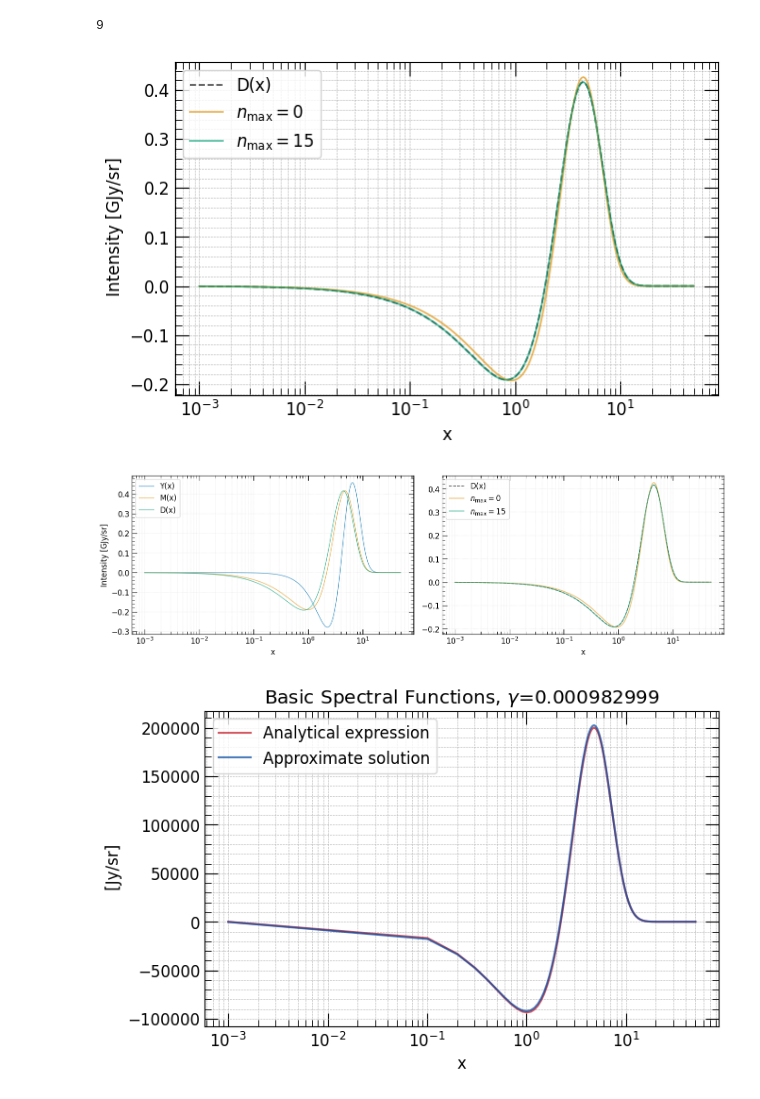
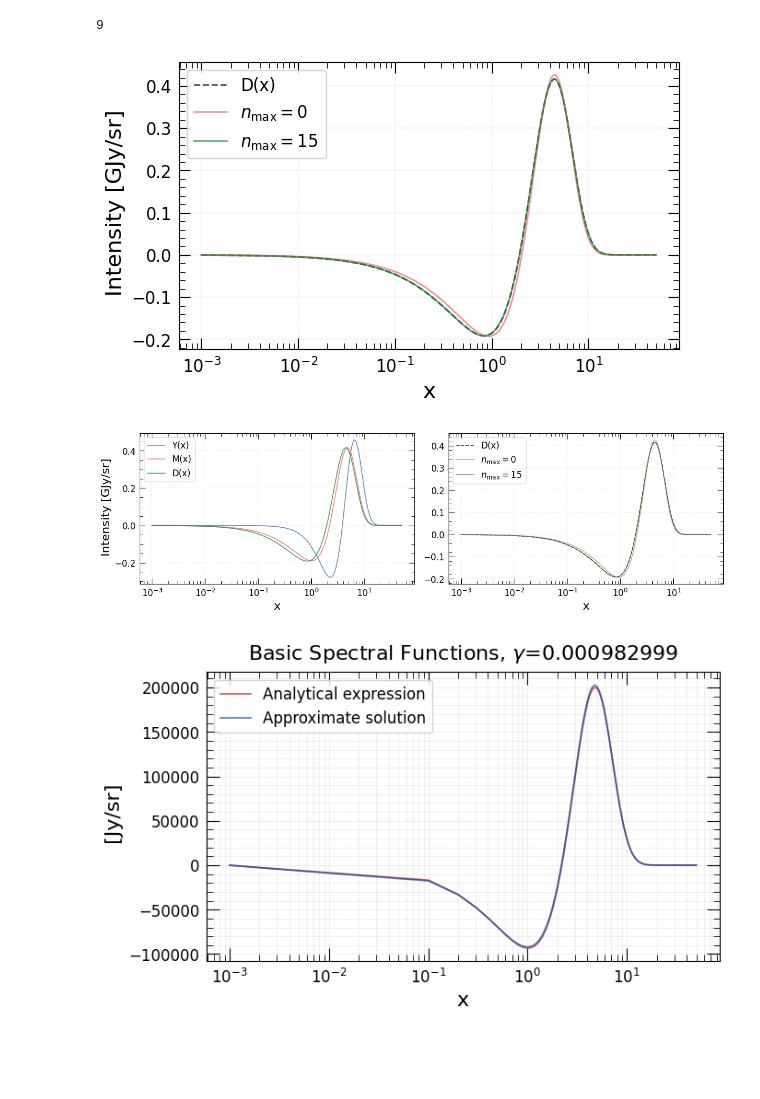
Before and after one commit to Sareva00/Photon_conversion, a Jupyter notebook: main.ipynb, the cells around one changed output. Cells and saved outputs as stored; diff of their text form; code cells hidden in the pictures; blank space fills up the shorter version.

```diff
--- a/main.ipynb
+++ b/main.ipynb
@@ -9,7 +9,8 @@ from scipy.interpolate import CubicSpline
 import tools
 import my_plot as mplt
 
-from plot_utils import set_size, set_colors, sci_formatter
+from plot_utils import set_size, set_colors, width_jcap, sci_formatter
+plt.style.use('my_style.mplstyle')
 # %%
 # Plotting setup
 
@@ -134,32 +135,20 @@ spline_Ix = CubicSpline(x[mask_x], Ix[mask_x])
 spline_Ix_FH = CubicSpline(x_FH[mask_x_FH], Ix_FH[mask_x_FH])
 spline_Ix_Mnum = CubicSpline(x_Mnum[mask_x_Mnum], Ix_Mnum[mask_x_Mnum])
 # %%
-colors = mplt.set_colors(5, palette="colorblind")
+colors = set_colors(3, palette="tol:bright")
 
 # Plot Analytical Spectra
-fig, ax1 = plt.subplots(1, 1, figsize=set_size(width))
+fig, ax1 = plt.subplots(1, 1, figsize=set_size(width_jcap))
 
-ax1.plot(x_ct, tools.Y(x_ct) / 1e9, label="Y(x)", color=colors[0], linewidth=1, alpha=0.7, linestyle="-")
-ax1.plot(x_ct, tools.M(x_ct) / 1e9, label="M(x)", color=colors[1], linewidth=1, alpha=0.7, linestyle="-")
-ax1.plot(x_ct, D(x_ct) / 1e9, label="D(x)", color=colors[2], linewidth=1, alpha=0.7, linestyle="-")
-
+ax1.plot(x_ct, tools.Y(x_ct) / 1e9, label="Y(x)", color=colors[0], linestyle="-")
+ax1.plot(x_ct, tools.M(x_ct) / 1e9, label="M(x)", color=colors[1], linestyle="-")
+ax1.plot(x_ct, D(x_ct) / 1e9, label="D(x)", color=colors[2], linestyle="-")
 
 ax1.set_xscale('log')
-#ax1.set_yscale('log')
-#ax1.set_ylim(top=6)
-#ax1.set_xlim([1e+0, 5e+3])
-
-plt.minorticks_on()
-plt.tick_params(direction='in',right=True, top=True)
-plt.tick_params(labelsize=12)
-plt.tick_params(labelbottom=True, labeltop=False, labelright=False, labelleft=True)
-plt.tick_params(direction='in',which='minor', length=5, bottom=True, top=True, left=True, right=True)
-plt.tick_params(direction='in',which='major', length=10, bottom=True, top=True, left=True, right=True)
 
 ax1.set_ylabel(" Intensity [GJy/sr]")
 ax1.set_xlabel("x")
-#ax1.set_title("Basic Spectral Functions")
-ax1.grid(True, which='both', linestyle='--', linewidth=0.4)
+
 plt.legend(loc='upper left')
 plt.savefig('outputs/DYM.pdf', dpi=300, bbox_inches="tight")
 plt.show()
@@ -171,65 +160,54 @@ len(Dx)
 9
 # %%
 # Plot Analytical Spectra
-fig, ax1 = plt.subplots(1, 1, figsize=set_size(width))
+fig, ax1 = plt.subplots(1, 1, figsize=set_size(width_jcap))
 
 ax1.plot(x_ct, D(x_ct) / 1e9, label="D(x)", color="black", alpha=0.7, linewidth=1.2, linestyle="--")
 
 ax1.plot(x_ct, Dx[0]/1e9, alpha=0.7, label="$n_{\\rm max} = 0$", color=colors[1], linewidth=1.2, linestyle="-")
 ax1.plot(x_ct, Dx[8]/1e9, alpha=0.7, label="$n_{\\rm max} = 15$", color=colors[2], linewidth=1.2, linestyle="-")
 
 
 ax1.set_xscale('log')
-#ax1.set_yscale('log')
-#ax1.set_ylim(top=6)
-#ax1.set_xlim([1e+0, 5e+3])
-
-plt.minorticks_on()
-plt.tick_params(direction='in',right=True, top=True)
-plt.tick_params(labelsize=12)
-plt.tick_params(labelbottom=True, labeltop=False, labelright=False, labelleft=True)
-plt.tick_params(direction='in',which='minor', length=5, bottom=True, top=True, left=True, right=True)
-plt.tick_params(direction='in',which='major', length=10, bottom=True, top=True, left=True, right=True)
 
 ax1.set_ylabel(" Intensity [GJy/sr]")
 ax1.set_xlabel("x")
-#ax1.set_title("Basic Spectral Functions")
-ax1.grid(True, which='both', linestyle='--', linewidth=0.4)
+
+
 plt.legend(loc='upper left')
 #plt.savefig('outputs/Dx.pdf', dpi=300, bbox_inches="tight")
 plt.show()
 # %% [output]
-[figure, old version]
+[figure, new version]
 # %%
 # Plot Analytical Spectra
-fig, ax1 = plt.subplots(1, 2, figsize=mplt.set_size(mplt.width*2, 1, (1,2)))
+fig, ax1 = plt.subplots(1, 2, figsize=set_size(width_jcap*2, 1, (1,2)))
 
-ax1[0].plot(x_ct, tools.Y(x_ct) / 1e9, label="Y(x)", color=colors[0], linewidth=1, alpha=0.7, linestyle="-")
-ax1[0].plot(x_ct, tools.M(x_ct) / 1e9, label="M(x)", color=colors[1], linewidth=1, alpha=0.7, linestyle="-")
-ax1[0].plot(x_ct, D(x_ct) / 1e9, label="D(x)", color=colors[2], linewidth=1, alpha=0.7, linestyle="-")
+ax1[0].plot(x_ct, tools.Y(x_ct) / 1e9, label="Y(x)", color=colors[0], alpha=0.8, linestyle="-")
+ax1[0].plot(x_ct, tools.M(x_ct) / 1e9, label="M(x)", color=colors[1], alpha=0.8, linestyle="-")
+ax1[0].plot(x_ct, D(x_ct) / 1e9, label="D(x)", color=colors[2], alpha=0.8, linestyle="-")
 #ax1[1].set_yscale('log')
 
-ax1[1].plot(x_ct, D(x_ct) / 1e9, label="D(x)", color="black", alpha=0.7, linewidth=1.2, linestyle="--")
+ax1[1].plot(x_ct, D(x_ct) / 1e9, label="D(x)", color="black", alpha=0.8, linestyle="--")
 ax1[1].plot(x_ct, Dx[0]/1e9, alpha=0.7, label="$n_{\\rm max} = 0$", color=colors[1], linewidth=1.2, linestyle="-")
 ax1[1].plot(x_ct, Dx[8]/1e9, alpha=0.7, label="$n_{\\rm max} = 15$", color=colors[2], linewidth=1.2, linestyle="-")
 
 
+ax1[0].set_xscale('log')
+ax1[1].set_xscale('log')
 
-mplt.set_ticks(ax1[0])
-mplt.set_ticks(ax1[1])
-
-
-mplt.set_labels(ax1[0], x_label="x", x_log=True, y_label="Intensity [GJy/sr]", y_log=False, title=None)
-mplt.set_labels(ax1[1], x_label="x", x_log=True, y_label=None, y_log=False, title=None)
+ax1[0].set_ylabel(" Intensity [GJy/sr]")
+ax1[0].set_xlabel("x")
+ax1[1].set_xlabel("x")
 
 
 ax1[0].legend(loc='upper left')
 ax1[1].legend(loc='upper left')
-plt.tight_layout()
+
 plt.savefig('outputs/Dx.pdf', dpi=300, bbox_inches="tight")
 plt.show()
 # %% [output]
-[figure, old version]
+[figure, new version]
 # %%
 
 # Plot Analytical Spectra
@@ -262,7 +240,7 @@ plt.legend(loc='upper left')
 #plt.savefig('outputs/H0_evolution.pdf', dpi=300, bbox_inches="tight")
 plt.show()
 # %% [output]
-[figure, old version]
+[figure, new version]
 # %%
 # Plot Relative Difference: FH vs Heating mode 10
 gamma = 0.000982999
```
Also changed, not shown: parts of 5 cells of this notebook, 3 other files.
